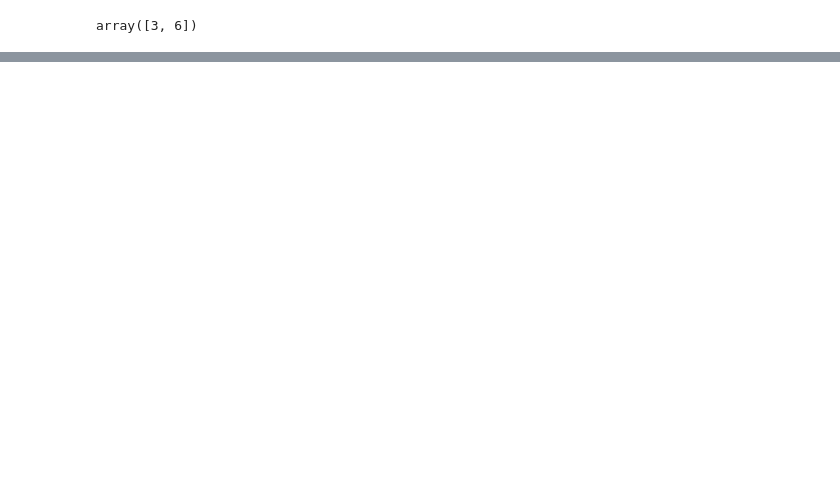
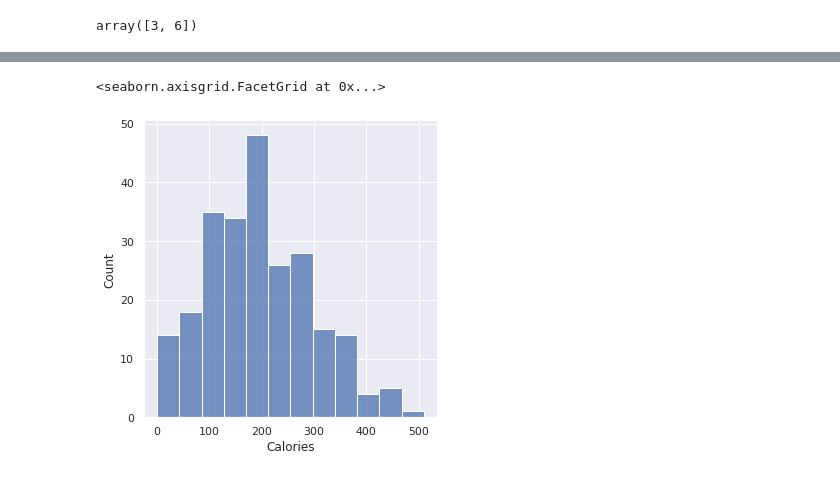
Before and after one commit to Frostcyanide/MDST_tutorial, a Jupyter notebook: tutorial2/Numpy and Pandas.ipynb, the cells around one changed output, grey strips where cells are left out. Cells and saved outputs as stored; diff of their text form; code cells hidden in the pictures; blank space fills up the shorter version.

```diff
--- a/tutorial2/Numpy and Pandas.ipynb
+++ b/tutorial2/Numpy and Pandas.ipynb
@@ -721,4 +738,9 @@ starbucks.groupby("Calories")[]
 # %%
 # plot the same distribution using seaborn. what about a density plot instead?
+
+sns.displot(data=starbucks["Calories"])
+# %% [output]
+<seaborn.axisgrid.FacetGrid at 0x...>
+[figure, added]
 # %%
 # plot calories against total fat using seaborn
```
Also changed, not shown: parts of 17 cells of this notebook.
